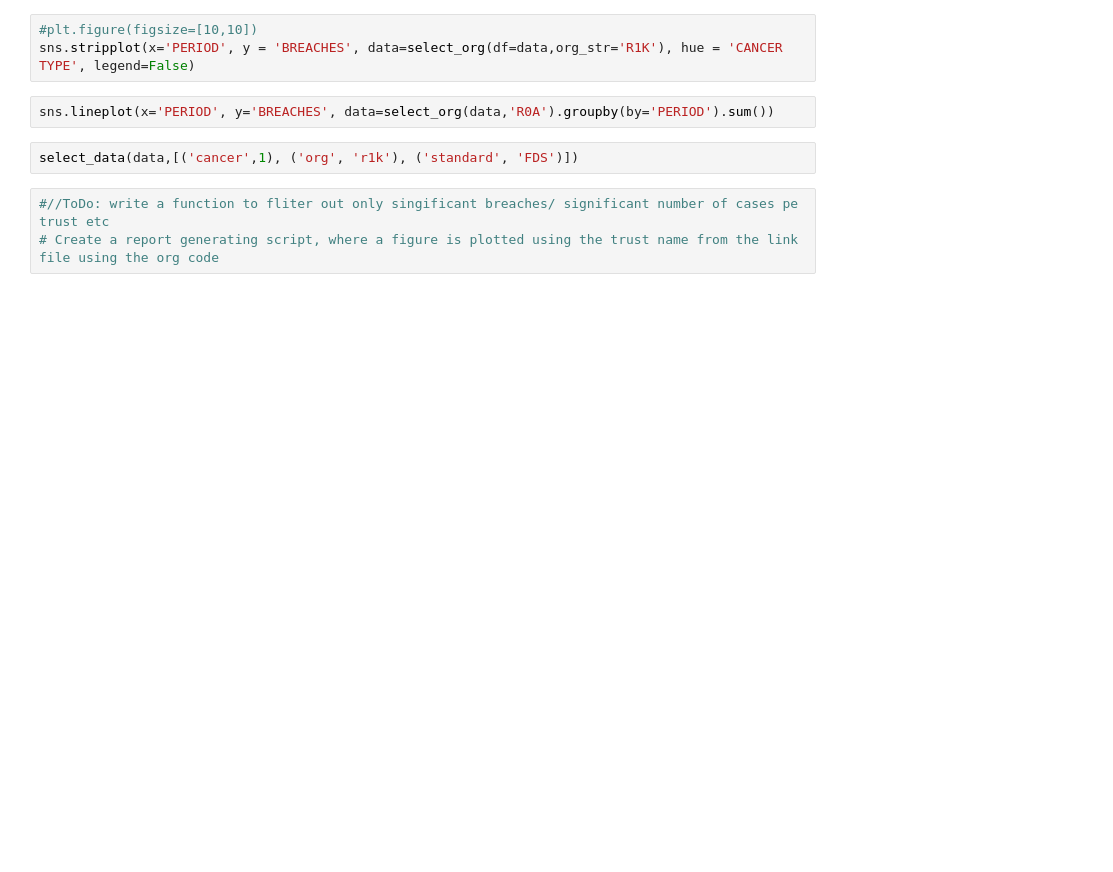
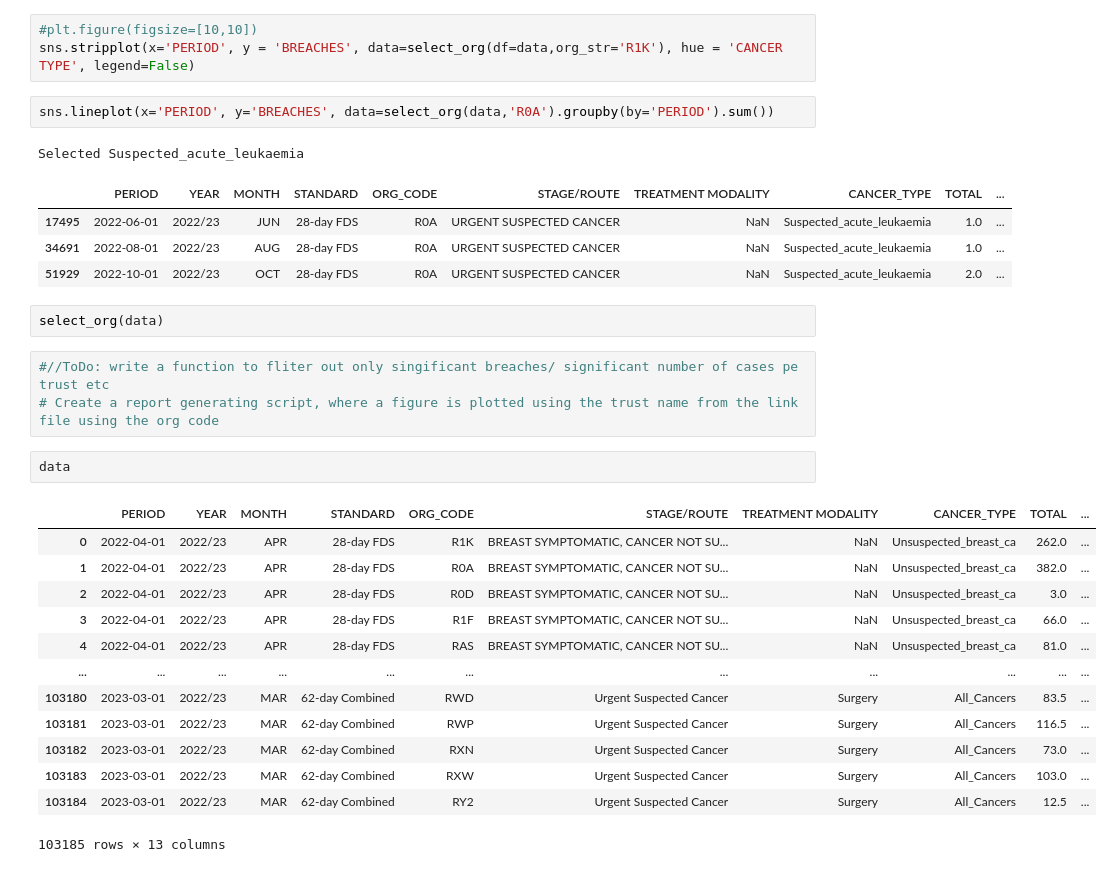
Before and after one commit to ploginovic/hpdm139_A2, a Jupyter notebook: canseer/workstation_21stDec.ipynb, the cells around one changed output. Cells and saved outputs as stored; diff of their text form; blank space fills up the shorter version.

```diff
--- a/canseer/workstation_21stDec.ipynb
+++ b/canseer/workstation_21stDec.ipynb
@@ -42,8 +40,31 @@ sns.stripplot(x='PERIOD', y = 'BREACHES', data=select_org(df=data,org_str='R1K')
 # %%
 sns.lineplot(x='PERIOD', y='BREACHES', data=select_org(data,'R0A').groupby(by='PERIOD').sum())
 # %%
-select_data(data,[('cancer',1), ('org', 'r1k'), ('standard', 'FDS')])
+# %% [output]
+Selected Suspected_acute_leukaemia
+|  | PERIOD | YEAR | MONTH | STANDARD | ORG_CODE | STAGE/ROUTE | TREATMENT MODALITY | CANCER_TYPE | TOTAL | ... |
+| 17495 | 2022-06-01 | 2022/23 | JUN | 28-day FDS | R0A | URGENT SUSPECTED CANCER | NaN | Suspected_acute_leukaemia | 1.0 | ... |
+| 34691 | 2022-08-01 | 2022/23 | AUG | 28-day FDS | R0A | URGENT SUSPECTED CANCER | NaN | Suspected_acute_leukaemia | 1.0 | ... |
+| 51929 | 2022-10-01 | 2022/23 | OCT | 28-day FDS | R0A | URGENT SUSPECTED CANCER | NaN | Suspected_acute_leukaemia | 2.0 | ... |
+# %%
+select_org(data)
 # %%
 #//ToDo: write a function to fliter out only singificant breaches/ significant number of cases pe trust etc
 # Create a report generating script, where a figure is plotted using the trust name from the link file using the org code
+# %%
+data
+# %% [output]
+|  | PERIOD | YEAR | MONTH | STANDARD | ORG_CODE | STAGE/ROUTE | TREATMENT MODALITY | CANCER_TYPE | TOTAL | ... |
+| 0 | 2022-04-01 | 2022/23 | APR | 28-day FDS | R1K | BREAST SYMPTOMATIC, CANCER NOT SU... | NaN | Unsuspected_breast_ca | 262.0 | ... |
+| 1 | 2022-04-01 | 2022/23 | APR | 28-day FDS | R0A | BREAST SYMPTOMATIC, CANCER NOT SU... | NaN | Unsuspected_breast_ca | 382.0 | ... |
+| 2 | 2022-04-01 | 2022/23 | APR | 28-day FDS | R0D | BREAST SYMPTOMATIC, CANCER NOT SU... | NaN | Unsuspected_breast_ca | 3.0 | ... |
+| 3 | 2022-04-01 | 2022/23 | APR | 28-day FDS | R1F | BREAST SYMPTOMATIC, CANCER NOT SU... | NaN | Unsuspected_breast_ca | 66.0 | ... |
+| 4 | 2022-04-01 | 2022/23 | APR | 28-day FDS | RAS | BREAST SYMPTOMATIC, CANCER NOT SU... | NaN | Unsuspected_breast_ca | 81.0 | ... |
+| ... | ... | ... | ... | ... | ... | ... | ... | ... | ... | ... |
+| 103180 | 2023-03-01 | 2022/23 | MAR | 62-day Combined | RWD | Urgent Suspected Cancer | Surgery | All_Cancers | 83.5 | ... |
+| 103181 | 2023-03-01 | 2022/23 | MAR | 62-day Combined | RWP | Urgent Suspected Cancer | Surgery | All_Cancers | 116.5 | ... |
+| 103182 | 2023-03-01 | 2022/23 | MAR | 62-day Combined | RXN | Urgent Suspected Cancer | Surgery | All_Cancers | 73.0 | ... |
+| 103183 | 2023-03-01 | 2022/23 | MAR | 62-day Combined | RXW | Urgent Suspected Cancer | Surgery | All_Cancers | 103.0 | ... |
+| 103184 | 2023-03-01 | 2022/23 | MAR | 62-day Combined | RY2 | Urgent Suspected Cancer | Surgery | All_Cancers | 12.5 | ... |
+103185 rows × 13 columns
 # %%
```
Also changed, not shown: parts of 5 cells of this notebook, 1 other file.
